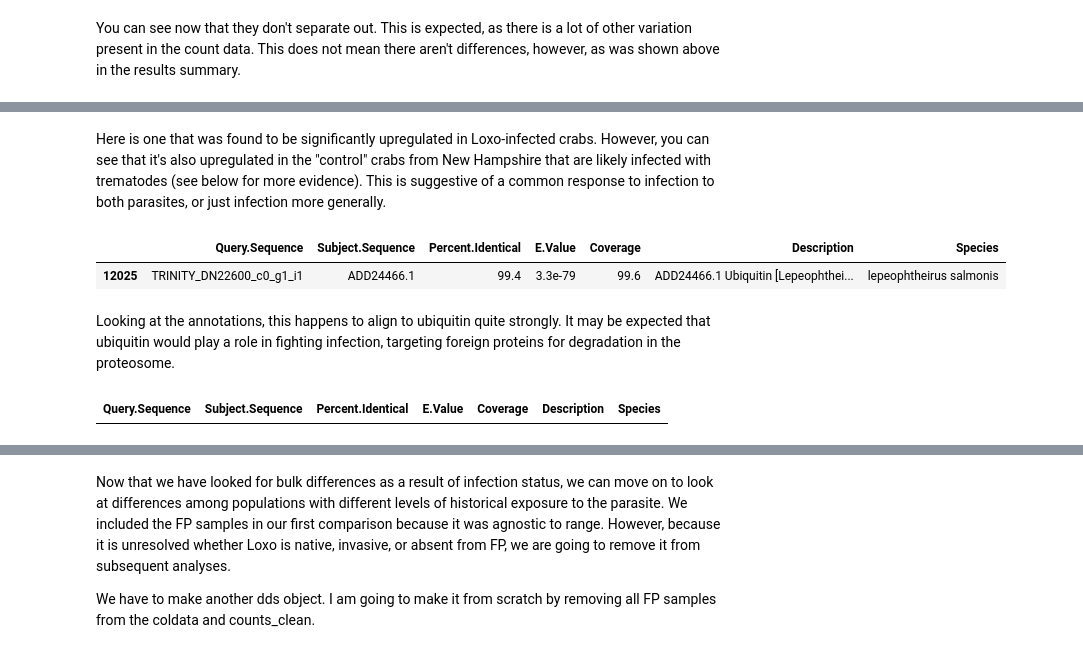
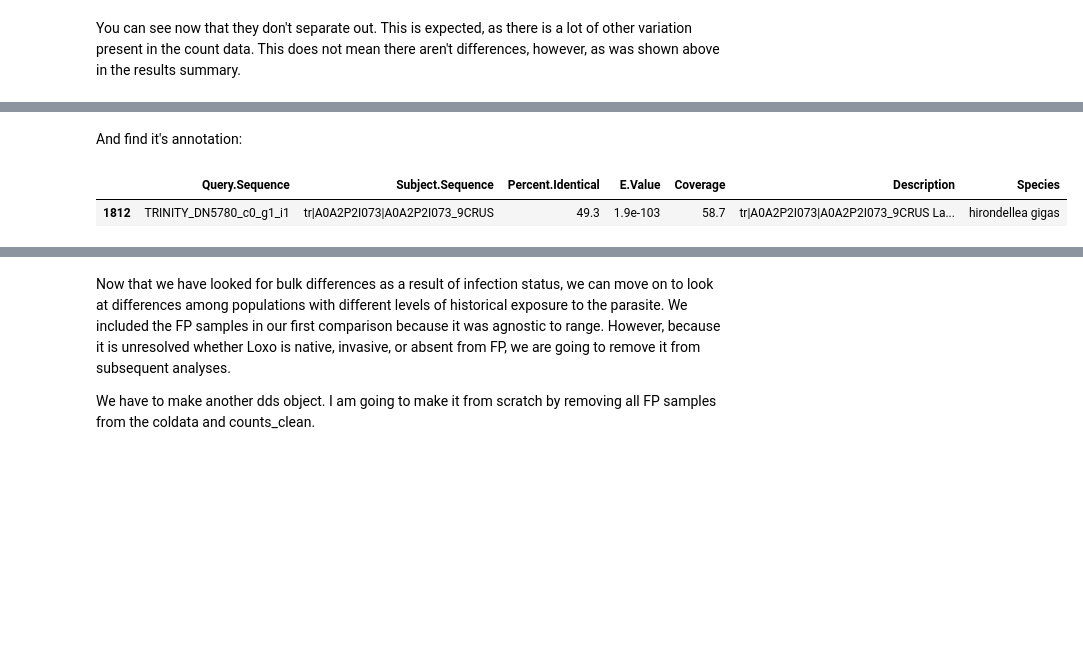
Before and after one commit to tepoltlab/RhithroLoxo_DE, a Jupyter notebook: juptyer_notebooks/DESeq2_RhithroLoxo.ipynb, the cells around one changed output, grey strips where cells are left out. Cells and saved outputs as stored; diff of their text form; code cells hidden in the pictures; blank space fills up the shorter version.

```diff
--- a/juptyer_notebooks/DESeq2_RhithroLoxo.ipynb
+++ b/juptyer_notebooks/DESeq2_RhithroLoxo.ipynb
@@ -453,13 +547,7 @@ ggplot(count_plot, aes(x=condition, y=count, color=site)) +
-# %% [markdown]
-Here is one that was found to be significantly upregulated in Loxo-infected crabs. However, you can see that it's also upregulated in the "control" crabs from New Hampshire that are likely infected with trematodes (see below for more evidence). This is suggestive of a common response to infection to both parasites, or just infection more generally.
+# %% [markdown]
+And find it's annotation:
 # %%
-annot[annot[,1]=="TRINITY_DN22600_c0_g1_i1",c(1,2,3,11,12,13,14)]
+annot[annot[,1]=="TRINITY_DN5780_c0_g1_i1",c(1,2,3,11,12,13,14)]
 # %% [output]
 |  | Query.Sequence | Subject.Sequence | Percent.Identical | E.Value | Coverage | Description | Species |
-| 12025 | TRINITY_DN22600_c0_g1_i1 | ADD24466.1 | 99.4 | 3.3e-79 | 99.6 | ADD24466.1 Ubiquitin [Lepeophthei... | lepeophtheirus salmonis |
+| 1812 | TRINITY_DN5780_c0_g1_i1 | tr|A0A2P2I073|A0A2P2I073_9CRUS | 49.3 | 1.9e-103 | 58.7 | tr|A0A2P2I073|A0A2P2I073_9CRUS La... | hirondellea gigas |
-# %% [markdown]
-Looking at the annotations, this happens to align to ubiquitin quite strongly. It may be expected that ubiquitin would play a role in fighting infection, targeting foreign proteins for degradation in the proteosome.
-# %%
-annot[annot[,1]=="TRINITY_DN46_c0_g1_i3",c(1,2,3,11,12,13,14)]
-# %% [output]
-| Query.Sequence | Subject.Sequence | Percent.Identical | E.Value | Coverage | Description | Species |
```
Also changed, not shown: parts of 45 cells of this notebook.
